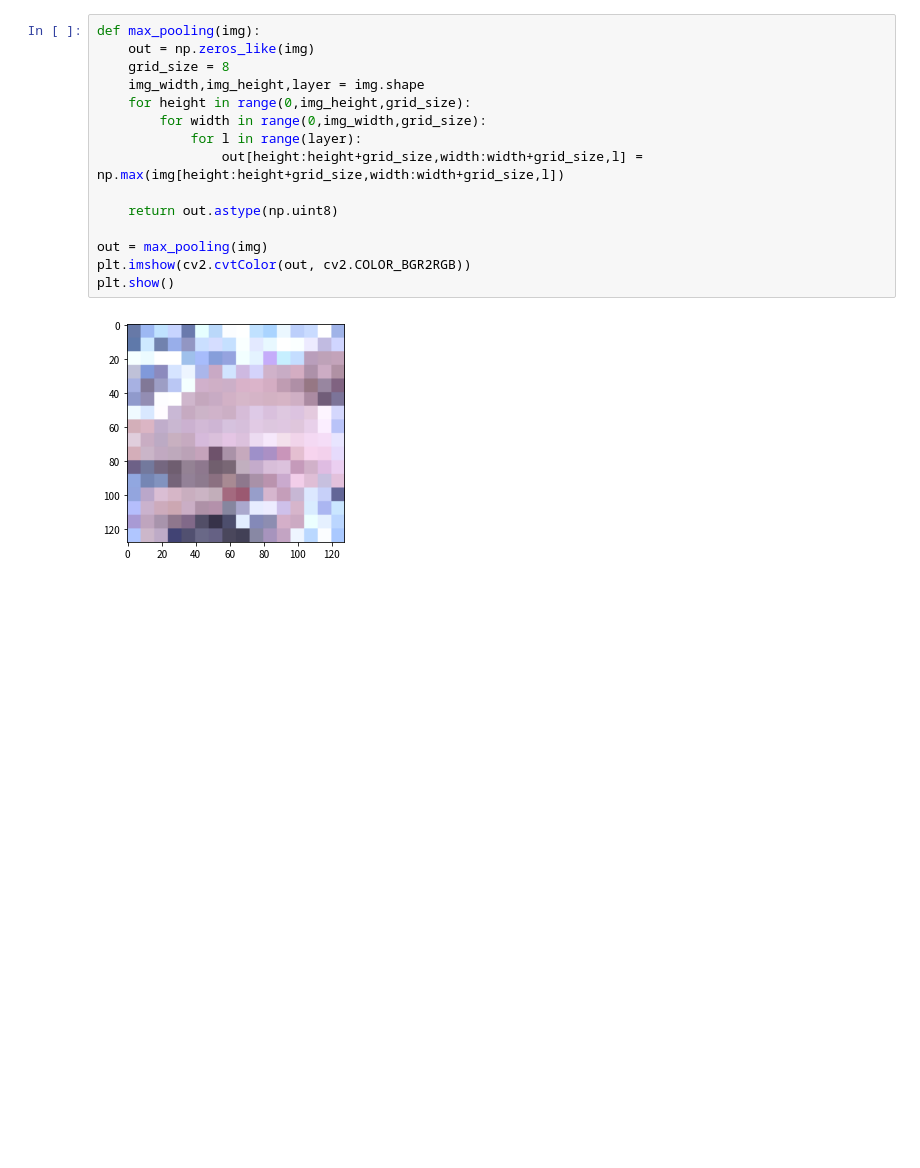
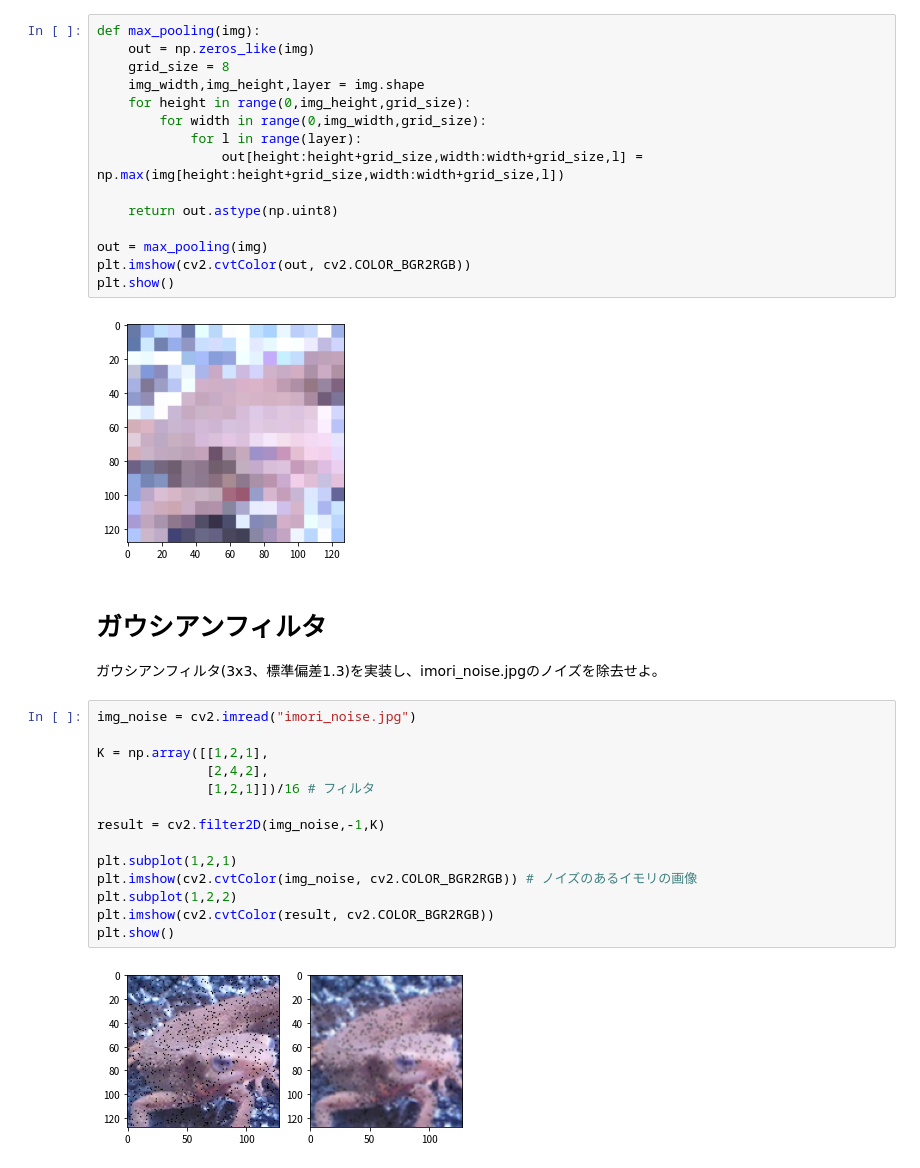
Before and after one commit to yudai0731/Gasyori100knock-1, a Jupyter notebook: Question_01_10/Myanswer.ipynb, the cells around one changed output. Drawn from its saved outputs; the diff is of its cells as text; blank space fills up the shorter version.

```diff
--- a/Question_01_10/Myanswer.ipynb
+++ b/Question_01_10/Myanswer.ipynb
@@ -236,3 +236,22 @@ plt.imshow(cv2.cvtColor(out, cv2.COLOR_BGR2RGB))
 plt.show()
 # %% [output]
 [figure]
+# %% [markdown]
+# ガウシアンフィルタ
+ガウシアンフィルタ(3x3、標準偏差1.3)を実装し、imori_noise.jpgのノイズを除去せよ。
+# %%
+img_noise = cv2.imread("imori_noise.jpg")
+
+K = np.array([[1,2,1],
+              [2,4,2],
+              [1,2,1]])/16 # フィルタ
+
+result = cv2.filter2D(img_noise,-1,K)
+
+plt.subplot(1,2,1)
+plt.imshow(cv2.cvtColor(img_noise, cv2.COLOR_BGR2RGB)) # ノイズのあるイモリの画像
+plt.subplot(1,2,2)
+plt.imshow(cv2.cvtColor(result, cv2.COLOR_BGR2RGB))
+plt.show()
+# %% [output]
+[figure, added]
```
Also changed, not shown: parts of 2 cells of this notebook.
